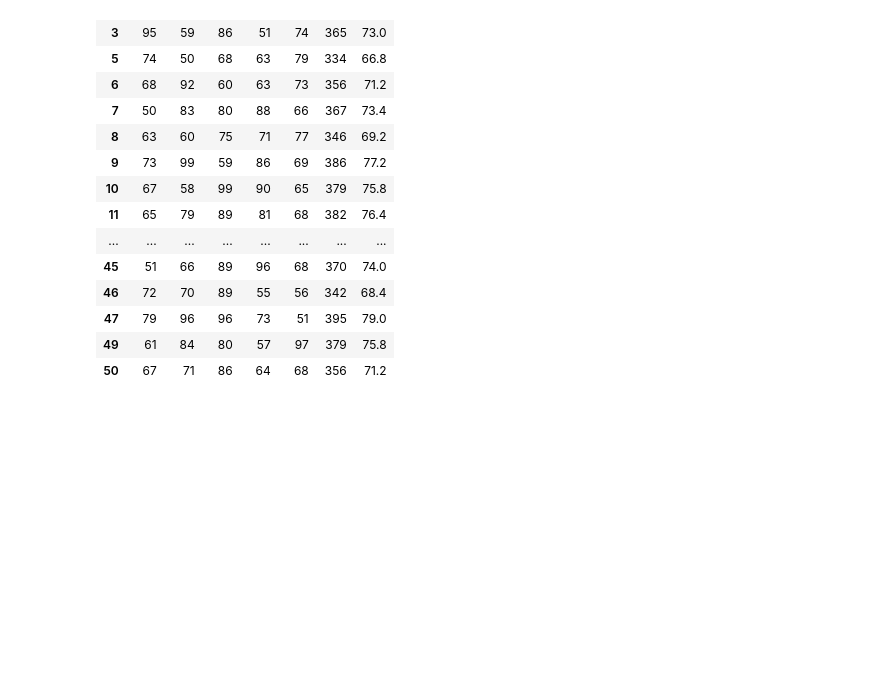
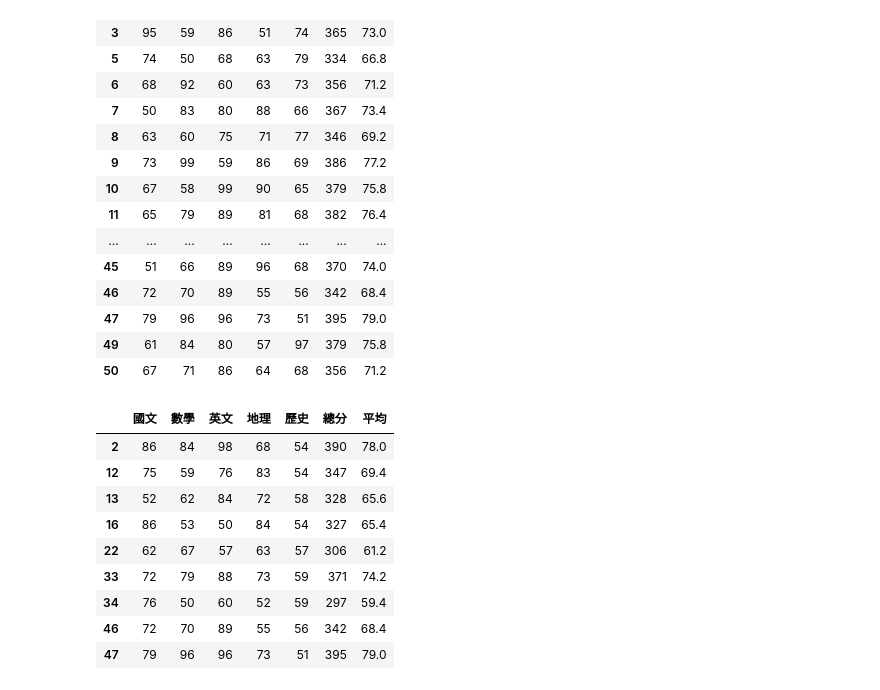
Before and after one commit to Jin562023/__112_python_chihlee__, a Jupyter notebook: lesson13_4.ipynb, the cells around one changed output. Drawn from its saved outputs; the diff is of its cells as text; code cells hidden in the pictures; blank space fills up the shorter version.

```diff
--- a/lesson13_4.ipynb
+++ b/lesson13_4.ipynb
@@ -107,3 +107,18 @@ scores_df[scores_df['平均'] < 80]
 | 47 | 79 | 96 | 96 | 73 | 51 | 395 | 79.0 |
 | 49 | 61 | 84 | 80 | 57 | 97 | 379 | 75.8 |
 | 50 | 67 | 71 | 86 | 64 | 68 | 356 | 71.2 |
+# %%
+#使用subscript[]的搜尋方式
+#平均80以下,歷史不及格的
+scores_df[(scores_df['平均'] < 80) & (scores_df['歷史'] < 60)]
+# %% [output]
+|  | 國文 | 數學 | 英文 | 地理 | 歷史 | 總分 | 平均 |
+| 2 | 86 | 84 | 98 | 68 | 54 | 390 | 78.0 |
+| 12 | 75 | 59 | 76 | 83 | 54 | 347 | 69.4 |
+| 13 | 52 | 62 | 84 | 72 | 58 | 328 | 65.6 |
+| 16 | 86 | 53 | 50 | 84 | 54 | 327 | 65.4 |
+| 22 | 62 | 67 | 57 | 63 | 57 | 306 | 61.2 |
+| 33 | 72 | 79 | 88 | 73 | 59 | 371 | 74.2 |
+| 34 | 76 | 50 | 60 | 52 | 59 | 297 | 59.4 |
+| 46 | 72 | 70 | 89 | 55 | 56 | 342 | 68.4 |
+| 47 | 79 | 96 | 96 | 73 | 51 | 395 | 79.0 |
```
Also changed, not shown: parts of 2 cells of this notebook.
